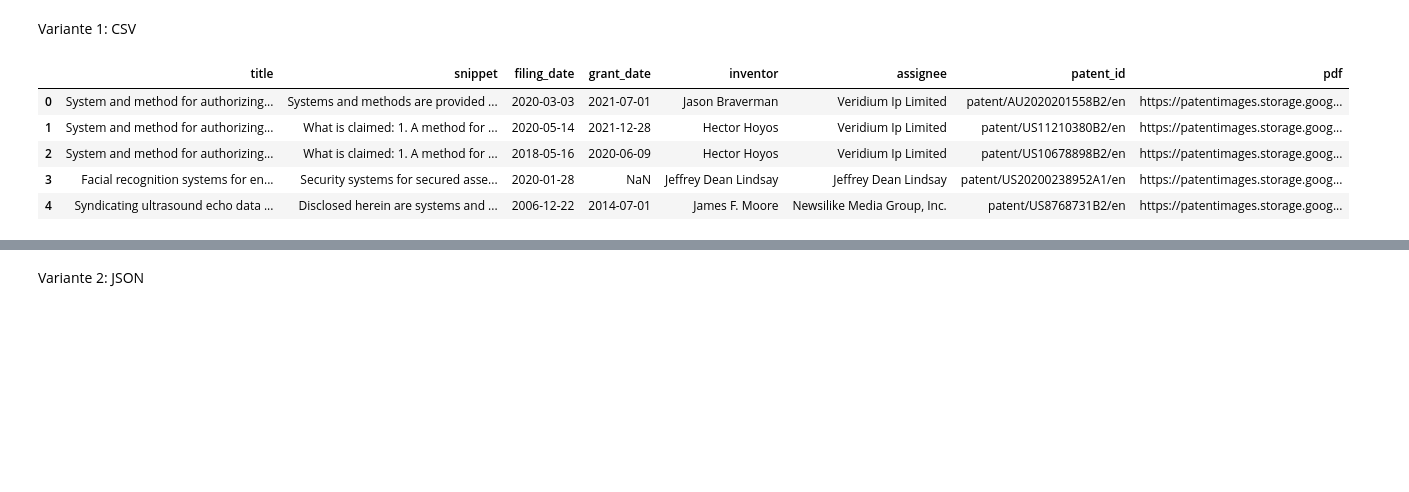
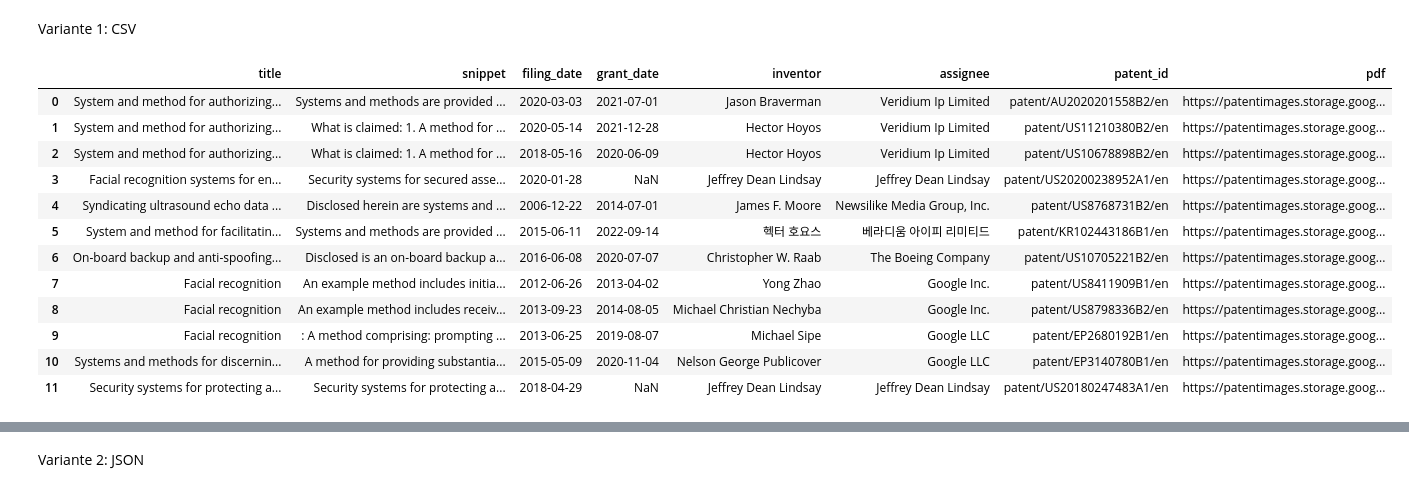
Before and after one commit to LLM-TTT/project, a Jupyter notebook: Google Patent API Test/API Call.ipynb, the cells around one changed output, grey strips where cells are left out. Drawn from its saved outputs; the diff is of its cells as text; code cells hidden in the pictures; blank space fills up the shorter version.

```diff
--- a/Google Patent API Test/API Call.ipynb
+++ b/Google Patent API Test/API Call.ipynb
@@ -106,16 +106,23 @@ Variante 1: CSV
 # %%
 # Read the CSV file
 df = pd.read_csv("../data_dump/extracted_data.csv")
 
 # View the first 5 rows
-df.head()
+df.head(12)
 # %% [output]
 |  | title | snippet | filing_date | grant_date | inventor | assignee | patent_id | pdf |
 | 0 | System and method for authorizing... | Systems and methods are provided ... | 2020-03-03 | 2021-07-01 | Jason Braverman | Veridium Ip Limited | patent/AU2020201558B2/en | https://patentimages.storage.goog... |
 | 1 | System and method for authorizing... | What is claimed: 1. A method for ... | 2020-05-14 | 2021-12-28 | Hector Hoyos | Veridium Ip Limited | patent/US11210380B2/en | https://patentimages.storage.goog... |
 | 2 | System and method for authorizing... | What is claimed: 1. A method for ... | 2018-05-16 | 2020-06-09 | Hector Hoyos | Veridium Ip Limited | patent/US10678898B2/en | https://patentimages.storage.goog... |
 | 3 | Facial recognition systems for en... | Security systems for secured asse... | 2020-01-28 | NaN | Jeffrey Dean Lindsay | Jeffrey Dean Lindsay | patent/US20200238952A1/en | https://patentimages.storage.goog... |
 | 4 | Syndicating ultrasound echo data ... | Disclosed herein are systems and ... | 2006-12-22 | 2014-07-01 | James F. Moore | Newsilike Media Group, Inc. | patent/US8768731B2/en | https://patentimages.storage.goog... |
+| 5 | System and method for facilitatin... | Systems and methods are provided ... | 2015-06-11 | 2022-09-14 | 헥터 호요스 | 베라디움 아이피 리미티드 | patent/KR102443186B1/en | https://patentimages.storage.goog... |
+| 6 | On-board backup and anti-spoofing... | Disclosed is an on-board backup a... | 2016-06-08 | 2020-07-07 | Christopher W. Raab | The Boeing Company | patent/US10705221B2/en | https://patentimages.storage.goog... |
+| 7 | Facial recognition | An example method includes initia... | 2012-06-26 | 2013-04-02 | Yong Zhao | Google Inc. | patent/US8411909B1/en | https://patentimages.storage.goog... |
+| 8 | Facial recognition | An example method includes receiv... | 2013-09-23 | 2014-08-05 | Michael Christian Nechyba | Google Inc. | patent/US8798336B2/en | https://patentimages.storage.goog... |
+| 9 | Facial recognition | : A method comprising: prompting ... | 2013-06-25 | 2019-08-07 | Michael Sipe | Google LLC | patent/EP2680192B1/en | https://patentimages.storage.goog... |
+| 10 | Systems and methods for discernin... | A method for providing substantia... | 2015-05-09 | 2020-11-04 | Nelson George Publicover | Google LLC | patent/EP3140780B1/en | https://patentimages.storage.goog... |
+| 11 | Security systems for protecting a... | Security systems for protecting a... | 2018-04-29 | NaN | Jeffrey Dean Lindsay | Jeffrey Dean Lindsay | patent/US20180247483A1/en | https://patentimages.storage.goog... |
 # %%
 # View the last 5 rows
 df.tail()
```
